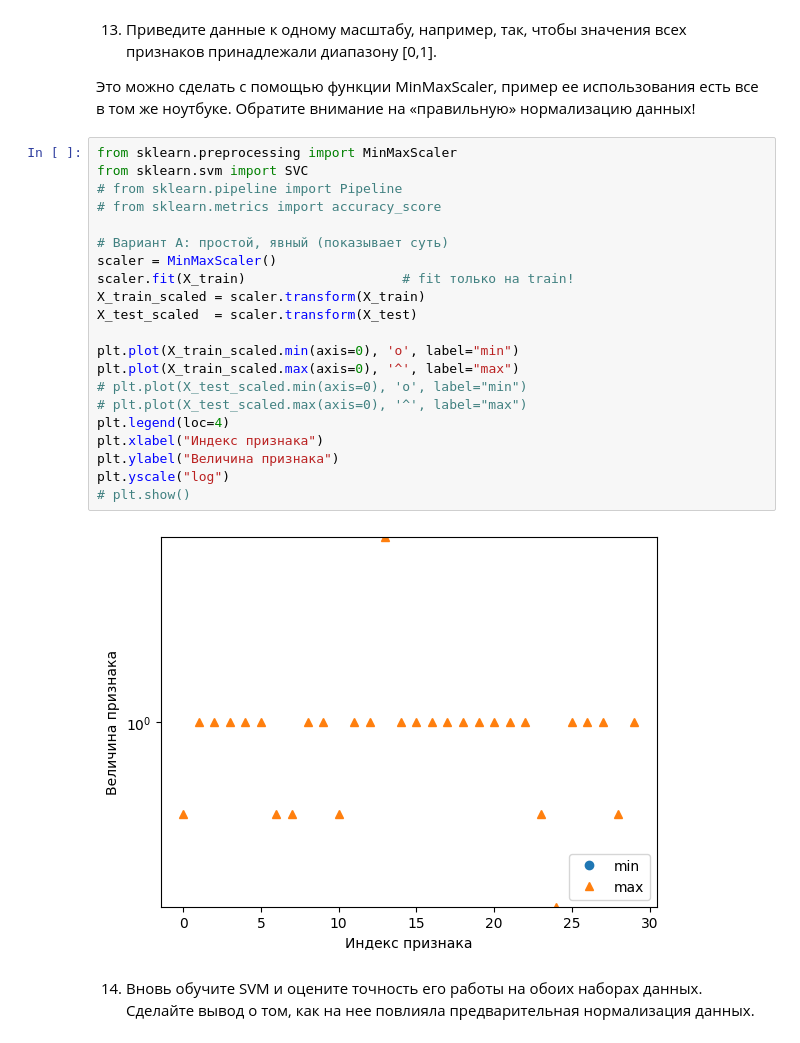
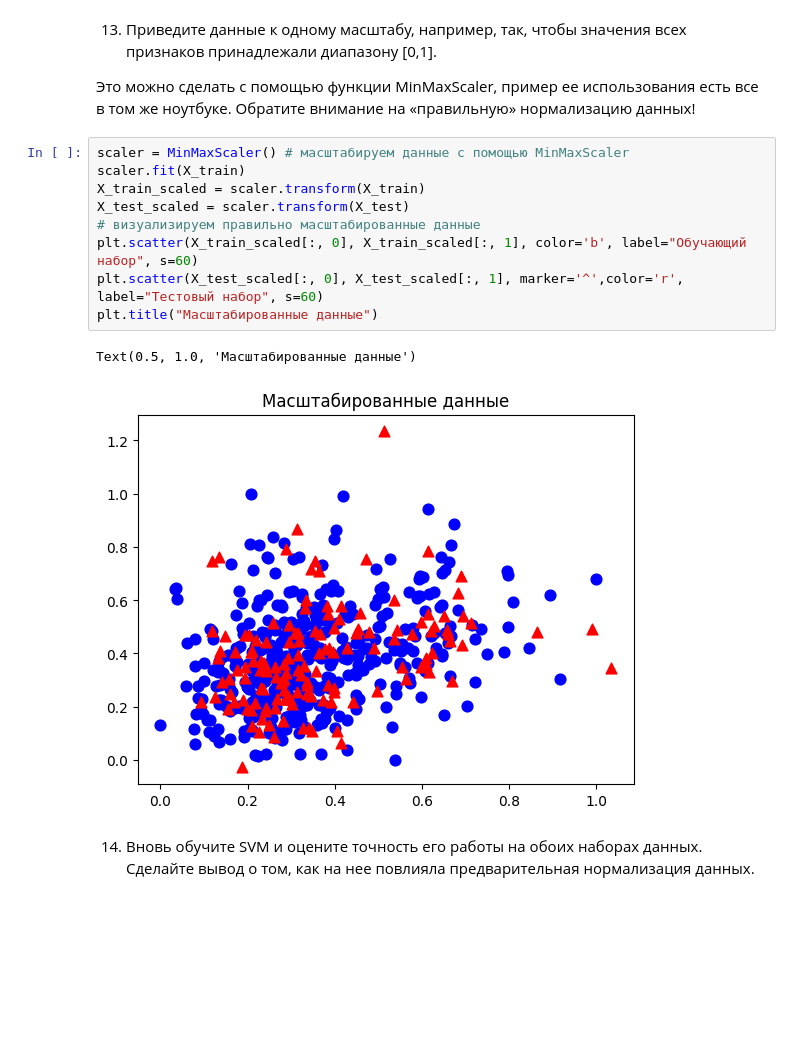
Before and after one commit to NikitaR041/Programming-at-SUSU, a Jupyter notebook: MachineLearning/Laboratories/lab3/main.ipynb, the cells around one changed output. Drawn from its saved outputs; the diff is of its cells as text; blank space fills up the shorter version.

```diff
--- a/MachineLearning/Laboratories/lab3/main.ipynb
+++ b/MachineLearning/Laboratories/lab3/main.ipynb
@@ -367,28 +367,17 @@ plt.yscale("log")
 Это можно сделать с помощью функции MinMaxScaler, пример ее использования есть все
 в том же ноутбуке. Обратите внимание на «правильную» нормализацию данных!
 # %%
-from sklearn.preprocessing import MinMaxScaler
-from sklearn.svm import SVC
-# from sklearn.pipeline import Pipeline
-# from sklearn.metrics import accuracy_score
-
-# Вариант A: простой, явный (показывает суть)
-scaler = MinMaxScaler()
-scaler.fit(X_train)                    # fit только на train!
+scaler = MinMaxScaler() # масштабируем данные с помощью MinMaxScaler
+scaler.fit(X_train)
 X_train_scaled = scaler.transform(X_train)
-X_test_scaled  = scaler.transform(X_test)
-
-plt.plot(X_train_scaled.min(axis=0), 'o', label="min")
-plt.plot(X_train_scaled.max(axis=0), '^', label="max")
-# plt.plot(X_test_scaled.min(axis=0), 'o', label="min")
-# plt.plot(X_test_scaled.max(axis=0), '^', label="max")
-plt.legend(loc=4)
-plt.xlabel("Индекс признака")
-plt.ylabel("Величина признака")
-plt.yscale("log")
-# plt.show()
+X_test_scaled = scaler.transform(X_test)
+# визуализируем правильно масштабированные данные
+plt.scatter(X_train_scaled[:, 0], X_train_scaled[:, 1], color='b', label="Обучающий набор", s=60)
+plt.scatter(X_test_scaled[:, 0], X_test_scaled[:, 1], marker='^',color='r', label="Тестовый набор", s=60)
+plt.title("Масштабированные данные")
 # %% [output]
+Text(0.5, 1.0, 'Масштабированные данные')
-[figure, old version]
+[figure, new version]
 # %% [markdown]
 14) Вновь обучите SVM и оцените точность его работы на обоих наборах данных.
 Сделайте вывод о том, как на нее повлияла предварительная нормализация
```
Also changed, not shown: parts of 8 cells of this notebook.
